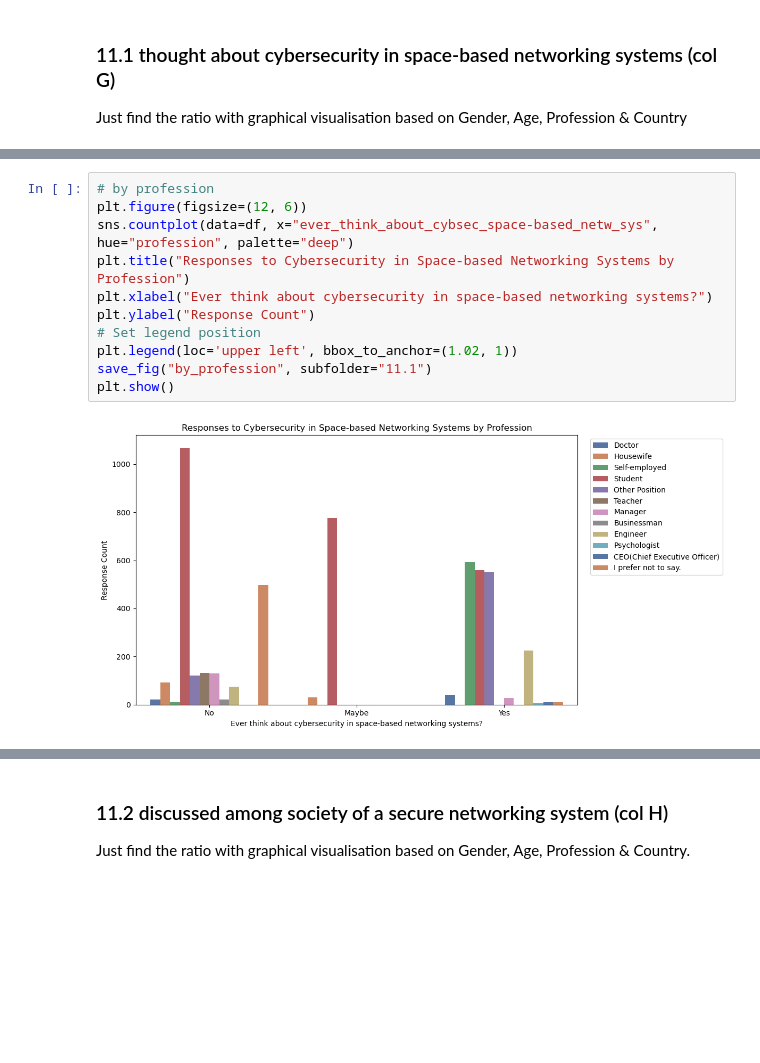
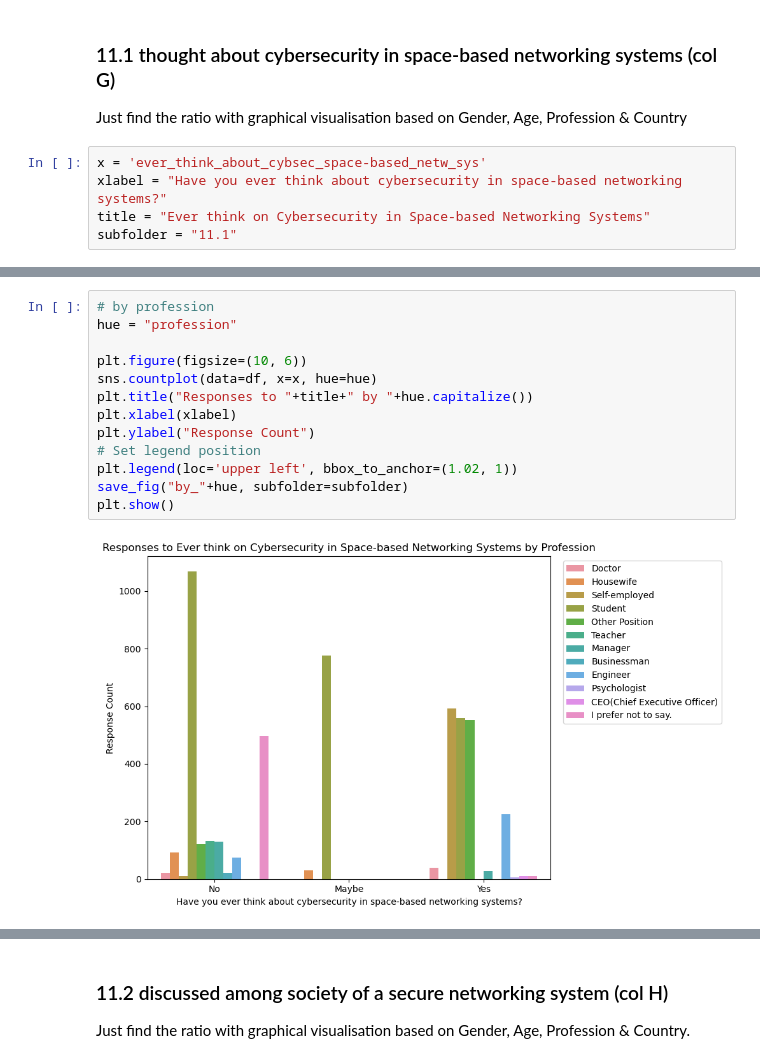
Before and after one commit to ihsanulcode/networking-systems-data-analysis, a Jupyter notebook: Notebook_2_Graphical_Visualization.ipynb, the cells around one changed output, grey strips where cells are left out. Saved outputs shown, nothing was run; the diff lists cells and outputs as text; blank space fills up the shorter version.

```diff
--- a/Notebook_2_Graphical_Visualization.ipynb
+++ b/Notebook_2_Graphical_Visualization.ipynb
@@ -64,5 +64,10 @@ Complementing Matplotlib, Seaborn emerged as a powerful tool for crafting sophis
 ### 11.1 thought about cybersecurity in space-based networking systems (col G)
 
 Just find the ratio with graphical visualisation based on Gender, Age,   Profession &  Country
+# %%
+x = 'ever_think_about_cybsec_space-based_netw_sys'
+xlabel = "Have you ever think about cybersecurity in space-based networking systems?"
+title = "Ever think on Cybersecurity in Space-based Networking Systems"
+subfolder = "11.1"
 # %%
 # see value counts per class
@@ -125,13 +149,15 @@ plt.show()
 # %%
 # by profession
-plt.figure(figsize=(12, 6))
-sns.countplot(data=df, x="ever_think_about_cybsec_space-based_netw_sys", hue="profession", palette="deep")
-plt.title("Responses to Cybersecurity in Space-based Networking Systems by Profession")
-plt.xlabel("Ever think about cybersecurity in space-based networking systems?")
+hue = "profession"
+
+plt.figure(figsize=(10, 6))
+sns.countplot(data=df, x=x, hue=hue)
+plt.title("Responses to "+title+" by "+hue.capitalize())
+plt.xlabel(xlabel)
 plt.ylabel("Response Count")
 # Set legend position
 plt.legend(loc='upper left', bbox_to_anchor=(1.02, 1))
-save_fig("by_profession", subfolder="11.1")
+save_fig("by_"+hue, subfolder=subfolder)
 plt.show()
 # %% [output]
-[figure, old version]
+[figure, new version]
```
Also changed, not shown: parts of 60 cells of this notebook, 24 other files.
